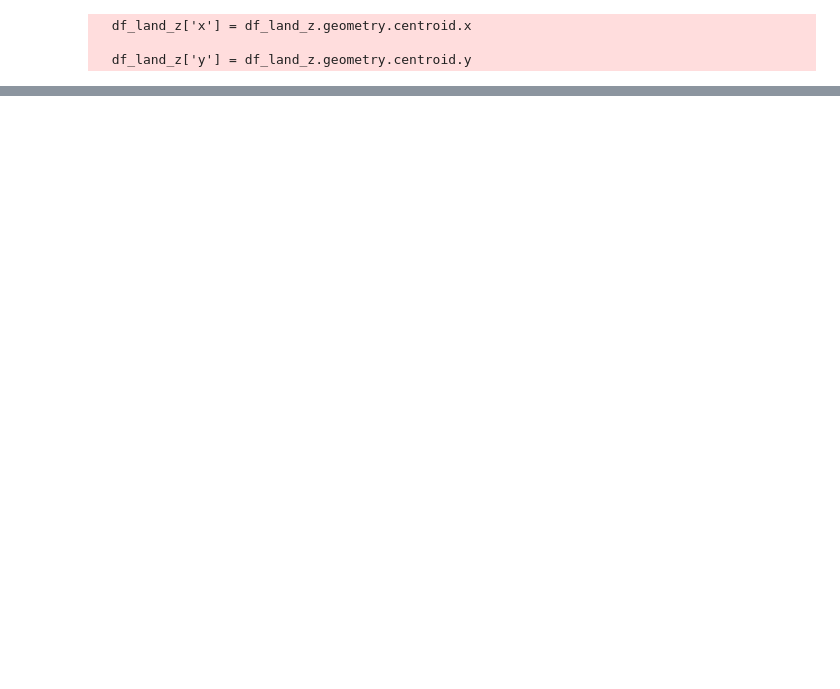
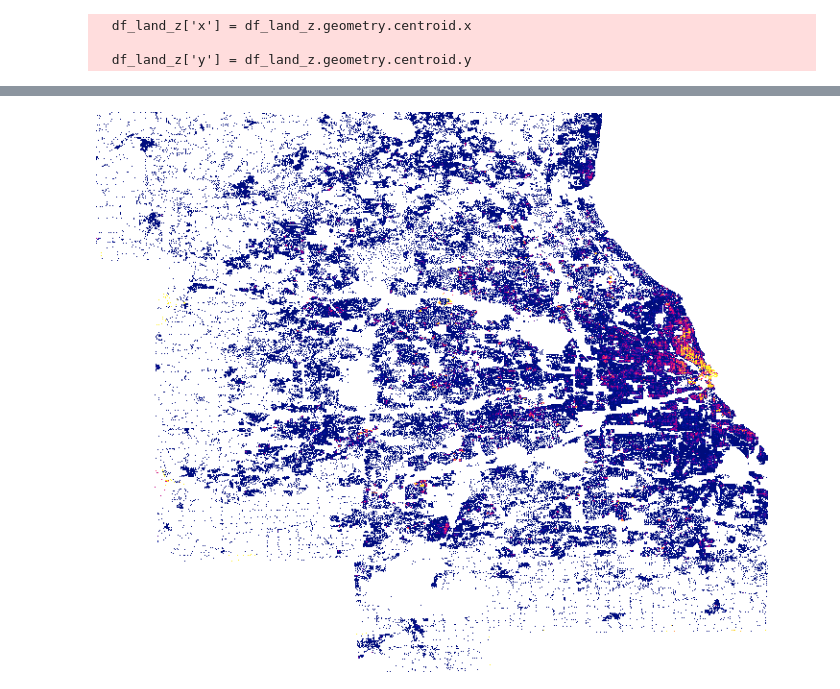
Before and after one commit to jugacostase/chicago-energy-cons, a Jupyter notebook: notebooks/DataShader.ipynb, the cells around one changed output, grey strips where cells are left out. Saved outputs shown, nothing was run; the diff lists cells and outputs as text; code cells hidden in the pictures; blank space fills up the shorter version.

```diff
--- a/notebooks/DataShader.ipynb
+++ b/notebooks/DataShader.ipynb
@@ -194,0 +158,8 @@ imageio.mimsave('../outputs/datashader/movie/movie.gif', images)
+# %%
+cvs = ds.Canvas(plot_width=plot_width, plot_height=plot_height)
+agg = cvs.points(df19, 'x', 'y', ds.sum('energy'))
+img = tf.shade(agg, cmap=cc.bmy, how='linear', span=[min_range ,max_range])
+img
+#export_image(img=img, filename=str(time).replace(':', ''), fmt=".png", export_path='../outputs/datashader/images')
+# %% [output]
+[figure, added]
```
Also changed, not shown: parts of 16 cells of this notebook.
